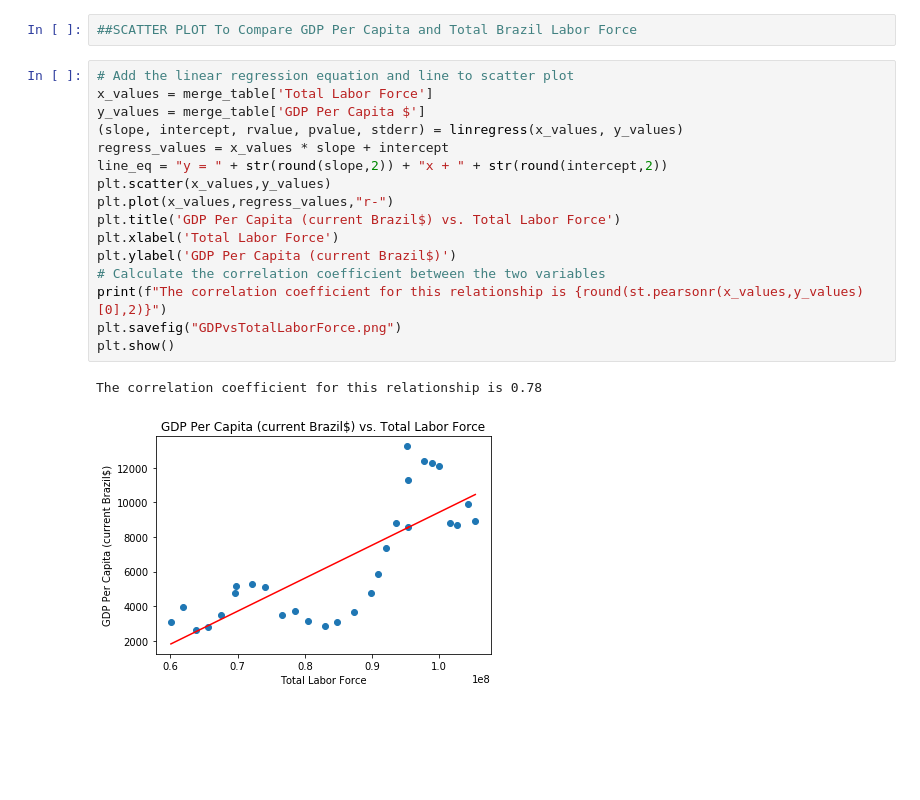
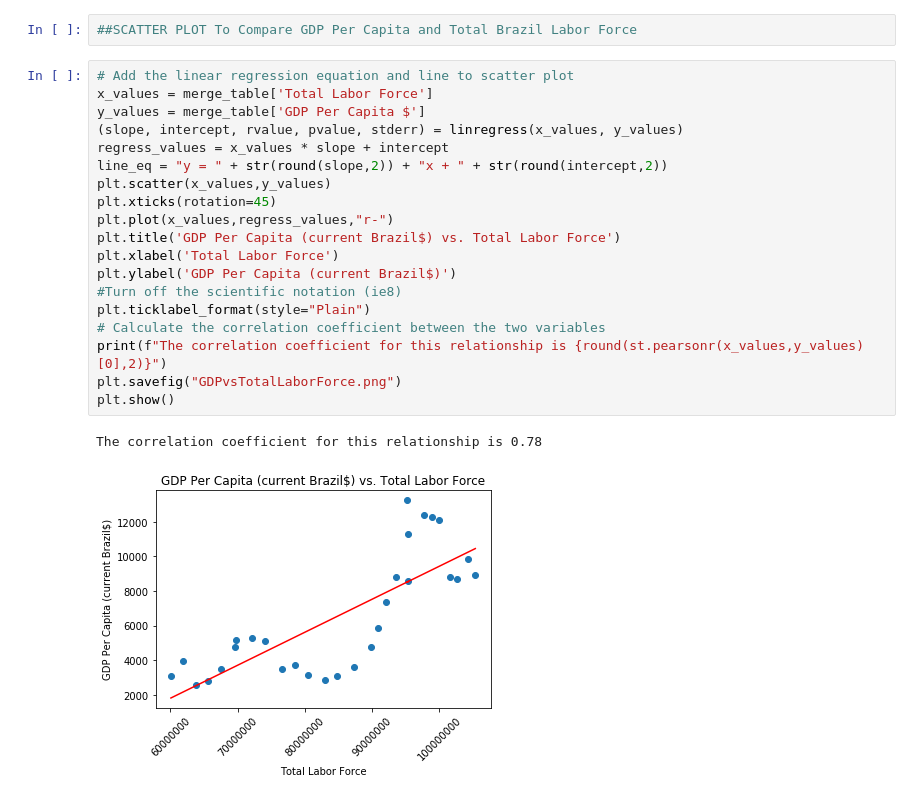
Before and after one commit to tbarger6/project-one, a Jupyter notebook: Brazil_GDP__Pop_LaborForce_gl.ipynb, the cells around one changed output. Cells and saved outputs as stored; diff of their text form; blank space fills up the shorter version.

```diff
--- a/Brazil_GDP__Pop_LaborForce_gl.ipynb
+++ b/Brazil_GDP__Pop_LaborForce_gl.ipynb
@@ -380,19 +382,22 @@ The correlation coefficient for this relationship is 0.8
 # %%
 # Add the linear regression equation and line to scatter plot
 x_values = merge_table['Total Labor Force']
 y_values = merge_table['GDP Per Capita $']
 (slope, intercept, rvalue, pvalue, stderr) = linregress(x_values, y_values)
 regress_values = x_values * slope + intercept
 line_eq = "y = " + str(round(slope,2)) + "x + " + str(round(intercept,2))
 plt.scatter(x_values,y_values)
+plt.xticks(rotation=45)
 plt.plot(x_values,regress_values,"r-")
 plt.title('GDP Per Capita (current Brazil$) vs. Total Labor Force')
 plt.xlabel('Total Labor Force')
 plt.ylabel('GDP Per Capita (current Brazil$)')
+#Turn off the scientific notation (ie8)
+plt.ticklabel_format(style="Plain")
 # Calculate the correlation coefficient between the two variables
 print(f"The correlation coefficient for this relationship is {round(st.pearsonr(x_values,y_values)[0],2)}")
 plt.savefig("GDPvsTotalLaborForce.png")
 plt.show()
 # %% [output]
 The correlation coefficient for this relationship is 0.78
-[figure, old version]
+[figure, new version]
```
Also changed, not shown: parts of 2 cells of this notebook, 2 other files.
